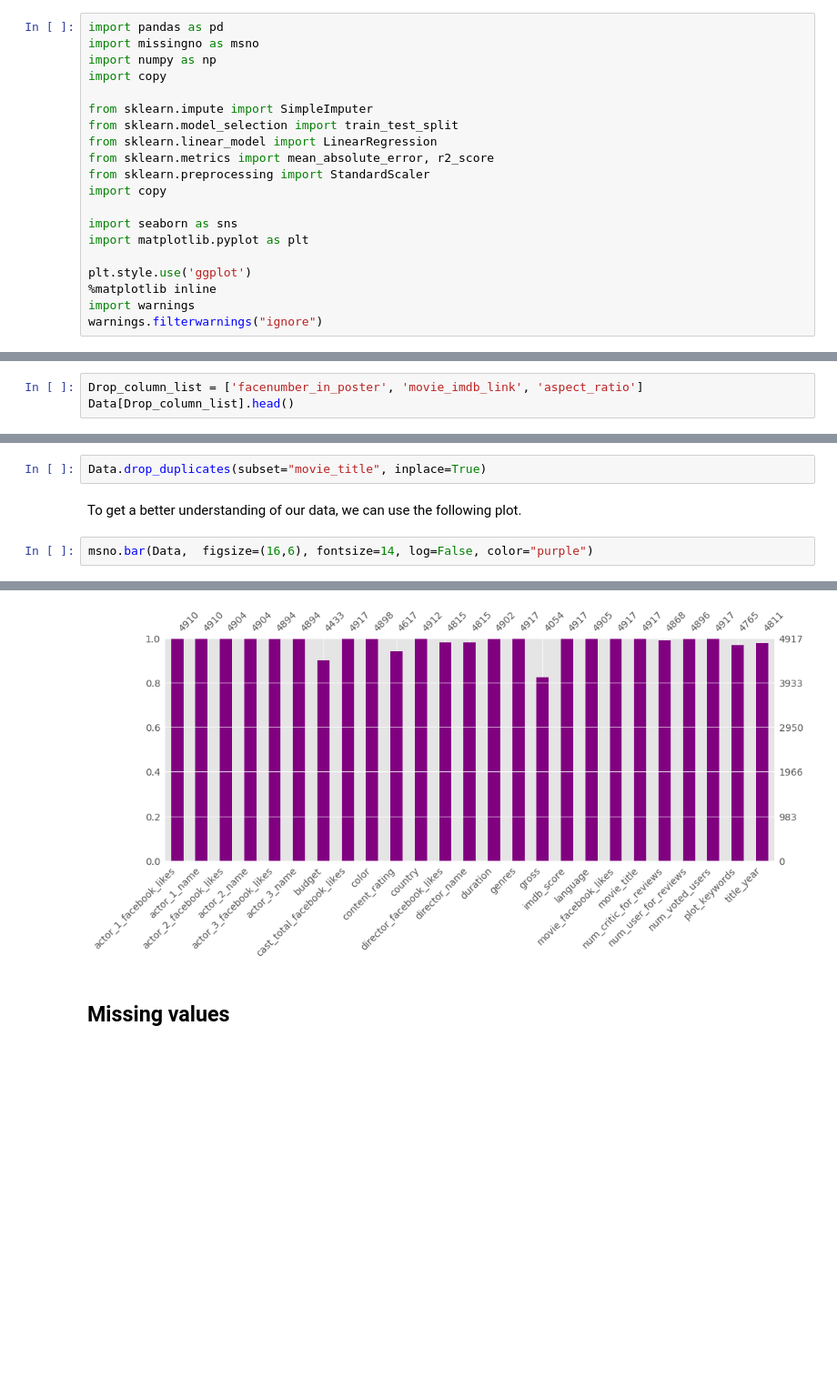
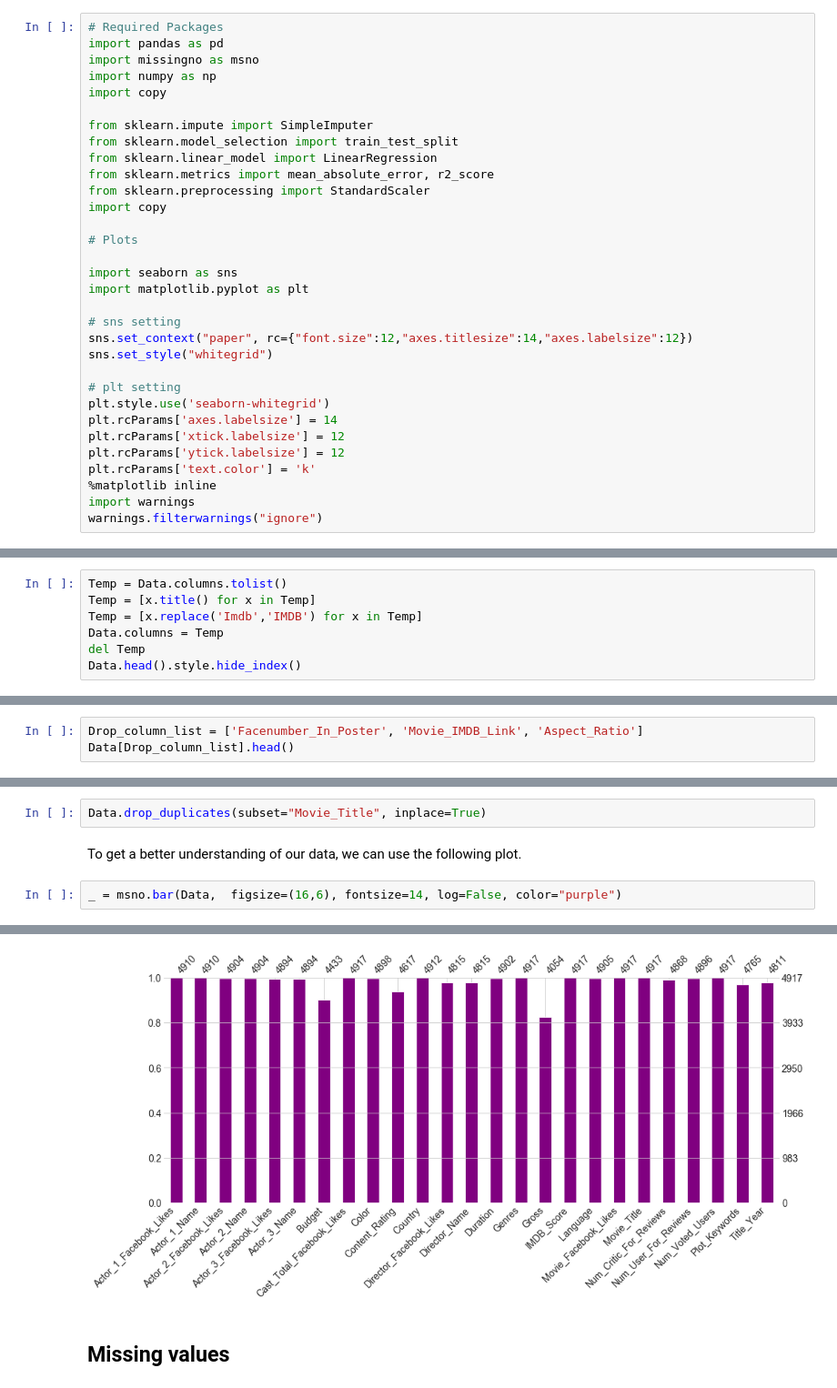
Before and after one commit to HatefDastour/Portfolio, a Jupyter notebook: recommendation_system/Movie_Recommendation_system_Preprocessing.ipynb, the cells around one changed output, grey strips where cells are left out. Shown at 91% size. Saved outputs shown, nothing was run; the diff lists cells and outputs as text; blank space fills up the shorter version.

```diff
--- a/recommendation_system/Movie_Recommendation_system_Preprocessing.ipynb
+++ b/recommendation_system/Movie_Recommendation_system_Preprocessing.ipynb
@@ -1,4 +1,5 @@
 # %%
+# Required Packages
 import pandas as pd
 import missingno as msno
 import numpy as np
@@ -11,10 +12,21 @@ from sklearn.metrics import mean_absolute_error, r2_score
 from sklearn.preprocessing import StandardScaler
 import copy
 
+# Plots
+
 import seaborn as sns
 import matplotlib.pyplot as plt
 
-plt.style.use('ggplot')
+# sns setting
+sns.set_context("paper", rc={"font.size":12,"axes.titlesize":14,"axes.labelsize":12})
+sns.set_style("whitegrid")
+
+# plt setting
+plt.style.use('seaborn-whitegrid')
+plt.rcParams['axes.labelsize'] = 14
+plt.rcParams['xtick.labelsize'] = 12
+plt.rcParams['ytick.labelsize'] = 12
+plt.rcParams['text.color'] = 'k'
 %matplotlib inline
 import warnings
 warnings.filterwarnings("ignore")
@@ -54,0 +73,7 @@ Data.head()
+# %%
+Temp = Data.columns.tolist()
+Temp = [x.title() for x in Temp]
+Temp = [x.replace('Imdb','IMDB') for x in Temp]
+Data.columns = Temp
+del Temp
+Data.head().style.hide_index()
@@ -72,4 +107,4 @@ Note that
 # %%
-Drop_column_list = ['facenumber_in_poster', 'movie_imdb_link', 'aspect_ratio']
+Drop_column_list = ['Facenumber_In_Poster', 'Movie_IMDB_Link', 'Aspect_Ratio']
 Data[Drop_column_list].head()
 # %% [output]
@@ -123,9 +158,9 @@ There are 126 duplicated rows.
 # %% [markdown]
 Removing the duplicated movies.
 # %%
-Data.drop_duplicates(subset="movie_title", inplace=True)
+Data.drop_duplicates(subset="Movie_Title", inplace=True)
 # %% [markdown]
 To get a better understanding of our data, we can use the following plot.
 # %%
-msno.bar(Data,  figsize=(16,6), fontsize=14, log=False, color="purple")
+_ = msno.bar(Data,  figsize=(16,6), fontsize=14, log=False, color="purple")
 # %% [output]
@@ -133,4 +167,4 @@ msno.bar(Data,  figsize=(16,6), fontsize=14, log=False, color="purple")
-[figure, old version]
+[figure, new version]
 # %% [markdown]
 ## Missing values
 # %% [markdown]
```
Also changed, not shown: parts of 61 cells of this notebook, 10 other files.
